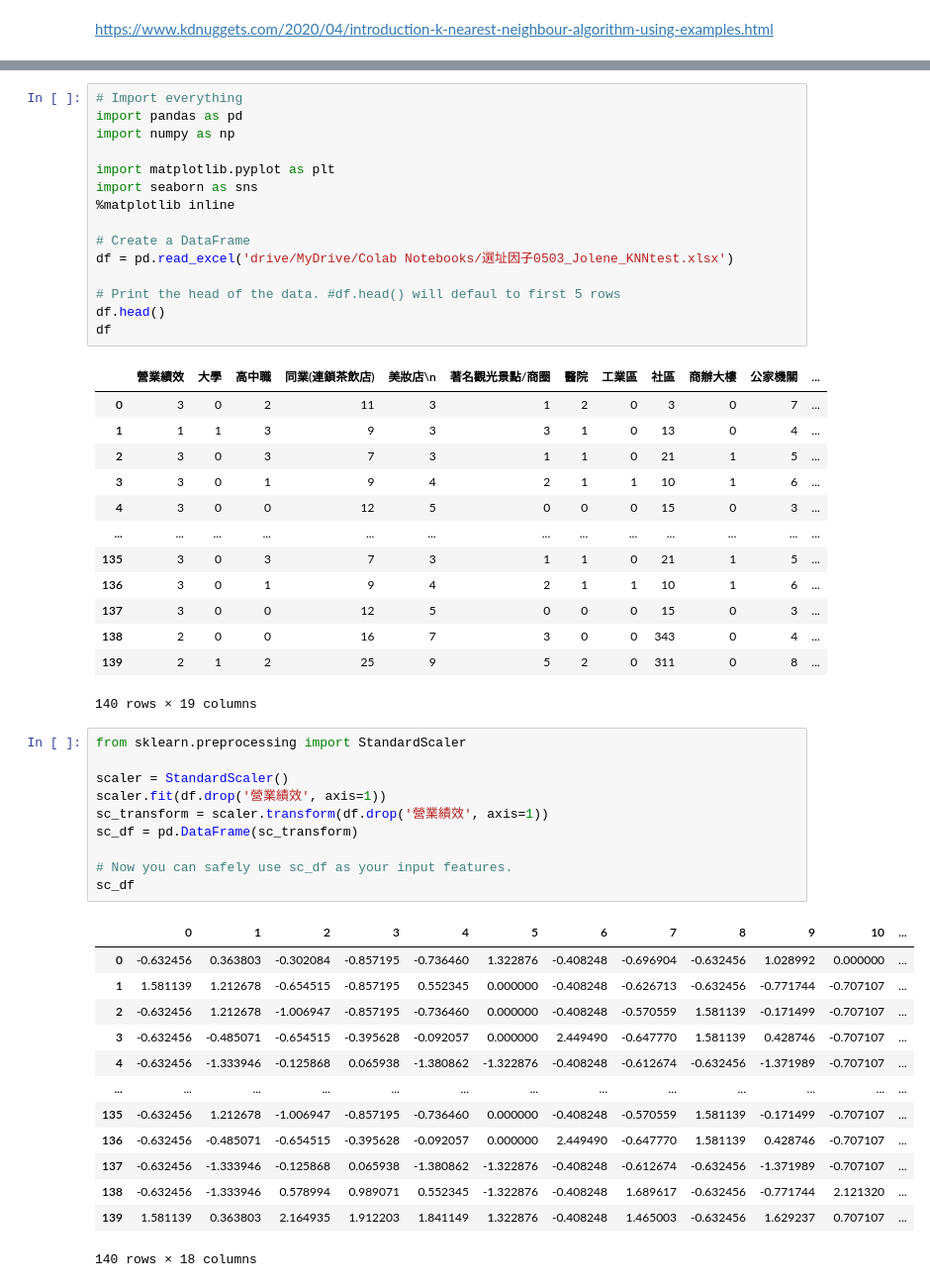
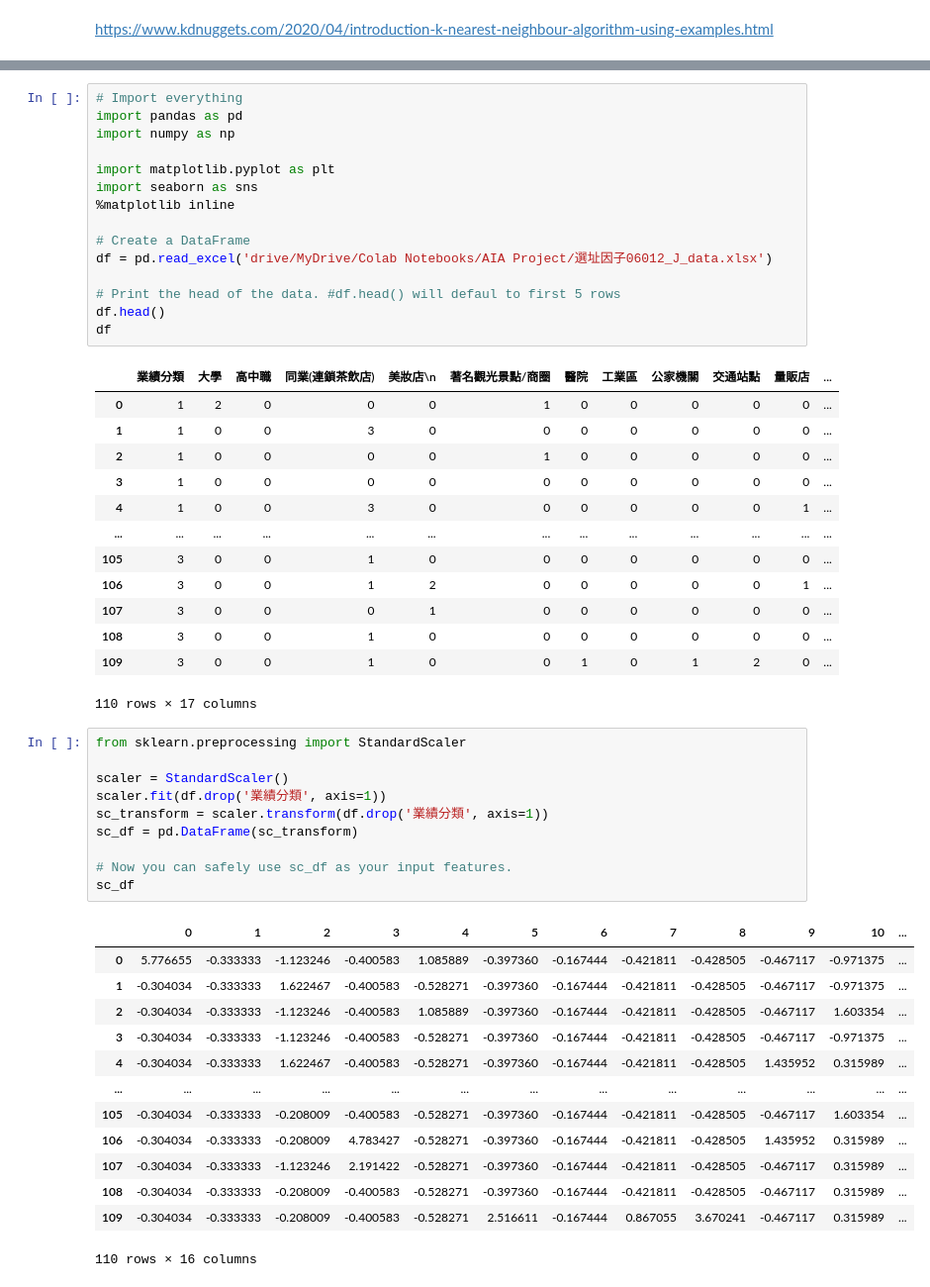
Before and after one commit to JoleneShyu/Test-project, a Jupyter notebook: 選址KNNtestrun.ipynb, the cells around one changed output, grey strips where cells are left out. Shown at 99% size. Drawn from its saved outputs; the diff is of its cells as text.

```diff
--- a/選址KNNtestrun.ipynb
+++ b/選址KNNtestrun.ipynb
@@ -14,49 +32,49 @@ import seaborn as sns
 %matplotlib inline
 
 # Create a DataFrame
-df = pd.read_excel('drive/MyDrive/Colab Notebooks/選址因子0503_Jolene_KNNtest.xlsx')
+df = pd.read_excel('drive/MyDrive/Colab Notebooks/AIA Project/選址因子06012_J_data.xlsx')
 
 # Print the head of the data. #df.head() will defaul to first 5 rows
 df.head()
 df
 # %% [output]
-|  | 營業績效 | 大學 | 高中職 | 同業(連鎖茶飲店) | 美妝店\n | 著名觀光景點/商圈 | 醫院 | 工業區 | 社區 | 商辦大樓 | 公家機關 | ... |
-| 0 | 3 | 0 | 2 | 11 | 3 | 1 | 2 | 0 | 3 | 0 | 7 | ... |
-| 1 | 1 | 1 | 3 | 9 | 3 | 3 | 1 | 0 | 13 | 0 | 4 | ... |
-| 2 | 3 | 0 | 3 | 7 | 3 | 1 | 1 | 0 | 21 | 1 | 5 | ... |
-| 3 | 3 | 0 | 1 | 9 | 4 | 2 | 1 | 1 | 10 | 1 | 6 | ... |
-| 4 | 3 | 0 | 0 | 12 | 5 | 0 | 0 | 0 | 15 | 0 | 3 | ... |
+|  | 業績分類 | 大學 | 高中職 | 同業(連鎖茶飲店) | 美妝店\n | 著名觀光景點/商圈 | 醫院 | 工業區 | 公家機關 | 交通站點 | 量販店 | ... |
+| 0 | 1 | 2 | 0 | 0 | 0 | 1 | 0 | 0 | 0 | 0 | 0 | ... |
+| 1 | 1 | 0 | 0 | 3 | 0 | 0 | 0 | 0 | 0 | 0 | 0 | ... |
+| 2 | 1 | 0 | 0 | 0 | 0 | 1 | 0 | 0 | 0 | 0 | 0 | ... |
+| 3 | 1 | 0 | 0 | 0 | 0 | 0 | 0 | 0 | 0 | 0 | 0 | ... |
+| 4 | 1 | 0 | 0 | 3 | 0 | 0 | 0 | 0 | 0 | 0 | 1 | ... |
 | ... | ... | ... | ... | ... | ... | ... | ... | ... | ... | ... | ... | ... |
-| 135 | 3 | 0 | 3 | 7 | 3 | 1 | 1 | 0 | 21 | 1 | 5 | ... |
-| 136 | 3 | 0 | 1 | 9 | 4 | 2 | 1 | 1 | 10 | 1 | 6 | ... |
-| 137 | 3 | 0 | 0 | 12 | 5 | 0 | 0 | 0 | 15 | 0 | 3 | ... |
-| 138 | 2 | 0 | 0 | 16 | 7 | 3 | 0 | 0 | 343 | 0 | 4 | ... |
-| 139 | 2 | 1 | 2 | 25 | 9 | 5 | 2 | 0 | 311 | 0 | 8 | ... |
+| 105 | 3 | 0 | 0 | 1 | 0 | 0 | 0 | 0 | 0 | 0 | 0 | ... |
+| 106 | 3 | 0 | 0 | 1 | 2 | 0 | 0 | 0 | 0 | 0 | 1 | ... |
+| 107 | 3 | 0 | 0 | 0 | 1 | 0 | 0 | 0 | 0 | 0 | 0 | ... |
+| 108 | 3 | 0 | 0 | 1 | 0 | 0 | 0 | 0 | 0 | 0 | 0 | ... |
+| 109 | 3 | 0 | 0 | 1 | 0 | 0 | 1 | 0 | 1 | 2 | 0 | ... |
-140 rows × 19 columns
+110 rows × 17 columns
 # %%
 from sklearn.preprocessing import StandardScaler
 
 scaler = StandardScaler()
-scaler.fit(df.drop('營業績效', axis=1))
-sc_transform = scaler.transform(df.drop('營業績效', axis=1))
+scaler.fit(df.drop('業績分類', axis=1))
+sc_transform = scaler.transform(df.drop('業績分類', axis=1))
 sc_df = pd.DataFrame(sc_transform)
 
 # Now you can safely use sc_df as your input features.
 sc_df
 # %% [output]
 |  | 0 | 1 | 2 | 3 | 4 | 5 | 6 | 7 | 8 | 9 | 10 | ... |
-| 0 | -0.632456 | 0.363803 | -0.302084 | -0.857195 | -0.736460 | 1.322876 | -0.408248 | -0.696904 | -0.632456 | 1.028992 | 0.000000 | ... |
-| 1 | 1.581139 | 1.212678 | -0.654515 | -0.857195 | 0.552345 | 0.000000 | -0.408248 | -0.626713 | -0.632456 | -0.771744 | -0.707107 | ... |
-| 2 | -0.632456 | 1.212678 | -1.006947 | -0.857195 | -0.736460 | 0.000000 | -0.408248 | -0.570559 | 1.581139 | -0.171499 | -0.707107 | ... |
-| 3 | -0.632456 | -0.485071 | -0.654515 | -0.395628 | -0.092057 | 0.000000 | 2.449490 | -0.647770 | 1.581139 | 0.428746 | -0.707107 | ... |
-| 4 | -0.632456 | -1.333946 | -0.125868 | 0.065938 | -1.380862 | -1.322876 | -0.408248 | -0.612674 | -0.632456 | -1.371989 | -0.707107 | ... |
+| 0 | 5.776655 | -0.333333 | -1.123246 | -0.400583 | 1.085889 | -0.397360 | -0.167444 | -0.421811 | -0.428505 | -0.467117 | -0.971375 | ... |
+| 1 | -0.304034 | -0.333333 | 1.622467 | -0.400583 | -0.528271 | -0.397360 | -0.167444 | -0.421811 | -0.428505 | -0.467117 | -0.971375 | ... |
+| 2 | -0.304034 | -0.333333 | -1.123246 | -0.400583 | 1.085889 | -0.397360 | -0.167444 | -0.421811 | -0.428505 | -0.467117 | 1.603354 | ... |
+| 3 | -0.304034 | -0.333333 | -1.123246 | -0.400583 | -0.528271 | -0.397360 | -0.167444 | -0.421811 | -0.428505 | -0.467117 | -0.971375 | ... |
+| 4 | -0.304034 | -0.333333 | 1.622467 | -0.400583 | -0.528271 | -0.397360 | -0.167444 | -0.421811 | -0.428505 | 1.435952 | 0.315989 | ... |
 | ... | ... | ... | ... | ... | ... | ... | ... | ... | ... | ... | ... | ... |
-| 135 | -0.632456 | 1.212678 | -1.006947 | -0.857195 | -0.736460 | 0.000000 | -0.408248 | -0.570559 | 1.581139 | -0.171499 | -0.707107 | ... |
-| 136 | -0.632456 | -0.485071 | -0.654515 | -0.395628 | -0.092057 | 0.000000 | 2.449490 | -0.647770 | 1.581139 | 0.428746 | -0.707107 | ... |
-| 137 | -0.632456 | -1.333946 | -0.125868 | 0.065938 | -1.380862 | -1.322876 | -0.408248 | -0.612674 | -0.632456 | -1.371989 | -0.707107 | ... |
-| 138 | -0.632456 | -1.333946 | 0.578994 | 0.989071 | 0.552345 | -1.322876 | -0.408248 | 1.689617 | -0.632456 | -0.771744 | 2.121320 | ... |
-| 139 | 1.581139 | 0.363803 | 2.164935 | 1.912203 | 1.841149 | 1.322876 | -0.408248 | 1.465003 | -0.632456 | 1.629237 | 0.707107 | ... |
+| 105 | -0.304034 | -0.333333 | -0.208009 | -0.400583 | -0.528271 | -0.397360 | -0.167444 | -0.421811 | -0.428505 | -0.467117 | 1.603354 | ... |
+| 106 | -0.304034 | -0.333333 | -0.208009 | 4.783427 | -0.528271 | -0.397360 | -0.167444 | -0.421811 | -0.428505 | 1.435952 | 0.315989 | ... |
+| 107 | -0.304034 | -0.333333 | -1.123246 | 2.191422 | -0.528271 | -0.397360 | -0.167444 | -0.421811 | -0.428505 | -0.467117 | 0.315989 | ... |
+| 108 | -0.304034 | -0.333333 | -0.208009 | -0.400583 | -0.528271 | -0.397360 | -0.167444 | -0.421811 | -0.428505 | -0.467117 | 0.315989 | ... |
+| 109 | -0.304034 | -0.333333 | -0.208009 | -0.400583 | -0.528271 | 2.516611 | -0.167444 | 0.867055 | 3.670241 | -0.467117 | 0.315989 | ... |
-140 rows × 18 columns
+110 rows × 16 columns
 # %%
 from sklearn.model_selection import train_test_split
 
```
Also changed, not shown: parts of 6 cells of this notebook.
